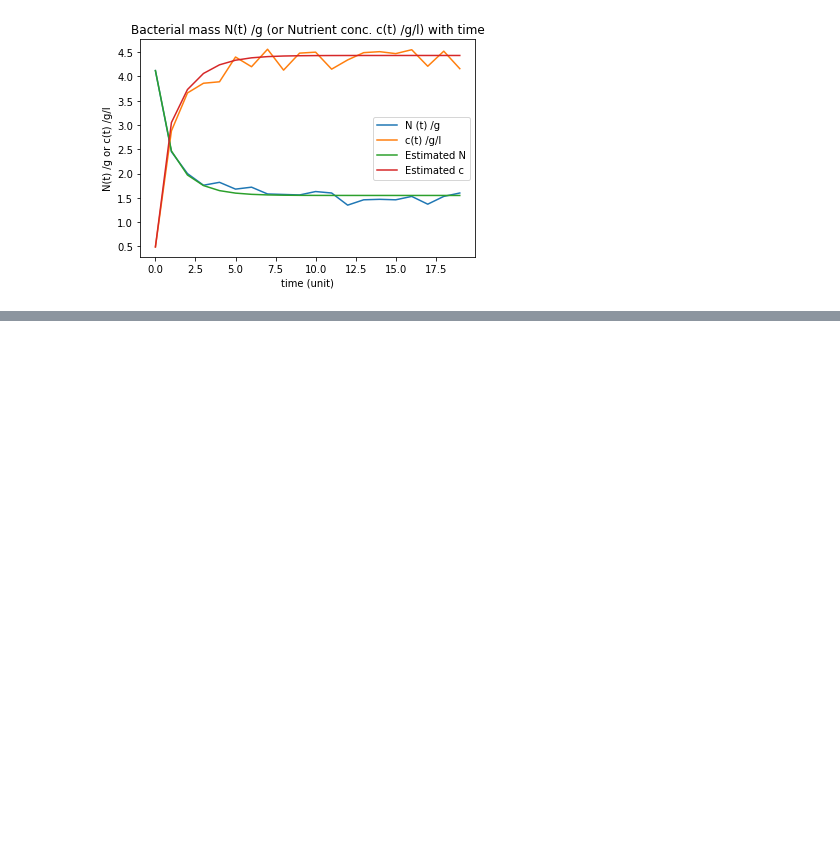
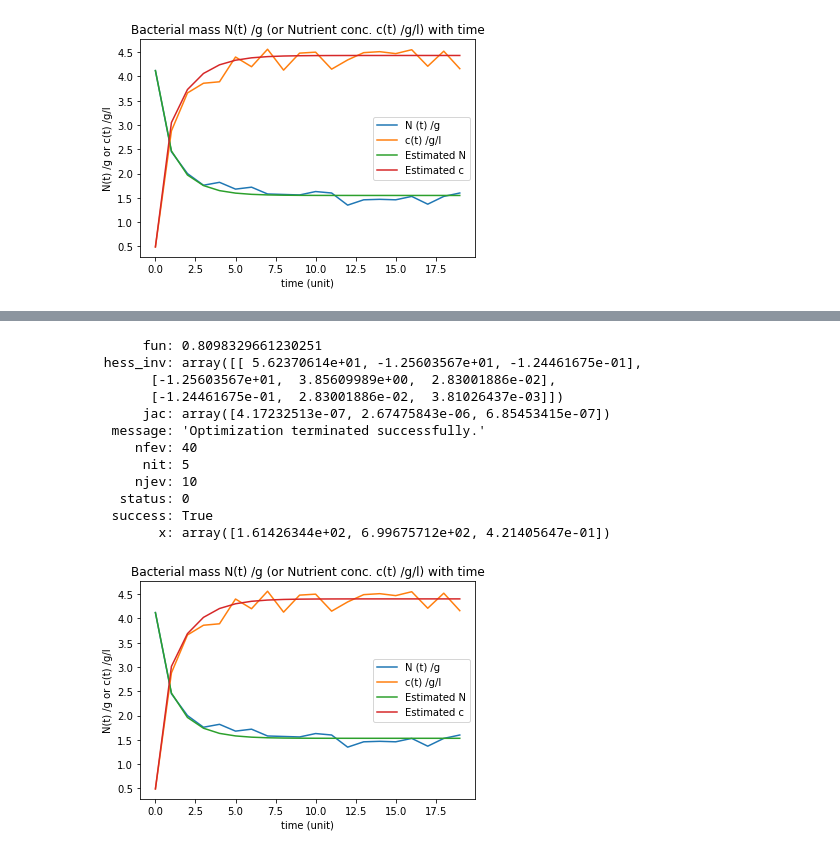
Before and after one commit to traceymoyston/Che_Math, a Jupyter notebook: TraceyMoyston_Homework 3 Fitting ODEs.ipynb, the cells around one changed output, grey strips where cells are left out. Saved outputs shown, nothing was run; the diff lists cells and outputs as text; code cells hidden in the pictures; blank space fills up the shorter version.

```diff
--- a/TraceyMoyston_Homework 3 Fitting ODEs.ipynb
+++ b/TraceyMoyston_Homework 3 Fitting ODEs.ipynb
@@ -306,0 +280,29 @@ print(sol);
+# %%
+# fourth guess on canvas
+
+ODE_output = odeint(odefunc, ic_3, t_steps, args = ( 160, 700,  0.42587009));
+plt.plot(traindata['time'],traindata['N'])
+plt.plot(traindata['time'],traindata['c'])
+plt.plot(t_steps,ODE_output[:,0])
+plt.plot(t_steps,ODE_output[:,1])
+plt.xlabel('time (unit)')
+plt.ylabel('N(t) /g or c(t) /g/l')
+plt.legend(['N (t) /g','c(t) /g/l','Estimated N','Estimated c'])
+plt.title ('Bacterial mass N(t) /g (or Nutrient conc. c(t) /g/l) with time')
+
+sol = minimize(RMSE, x0=(160, 700,  0.42587009));
+print(sol);
+# %% [output]
+      fun: 0.8098329661230251
+ hess_inv: array([[ 5.62370614e+01, -1.25603567e+01, -1.24461675e-01],
+       [-1.25603567e+01,  3.85609989e+00,  2.83001886e-02],
+       [-1.24461675e-01,  2.83001886e-02,  3.81026437e-03]])
+      jac: array([4.17232513e-07, 2.67475843e-06, 6.85453415e-07])
+  message: 'Optimization terminated successfully.'
+     nfev: 40
+      nit: 5
+     njev: 10
+   status: 0
+  success: True
+        x: array([1.61426344e+02, 6.99675712e+02, 4.21405647e-01])
+[figure, added]
```
Also changed, not shown: parts of 9 cells of this notebook.
